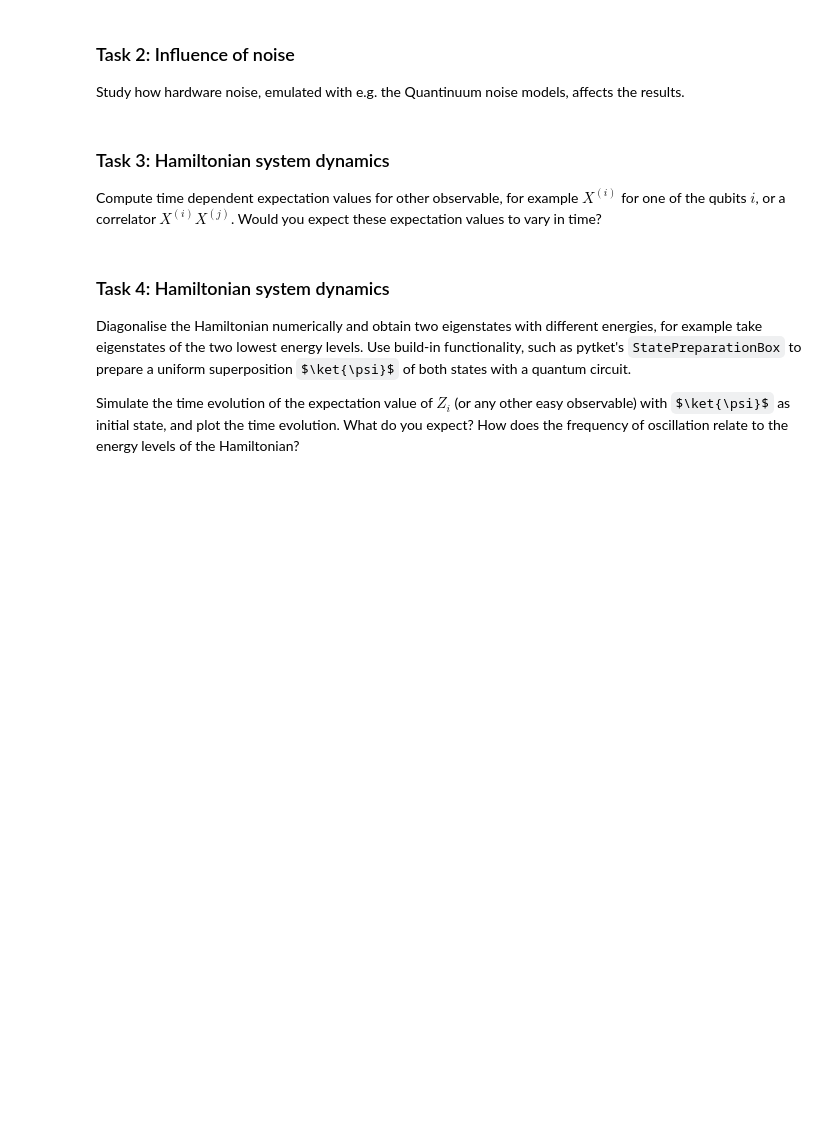
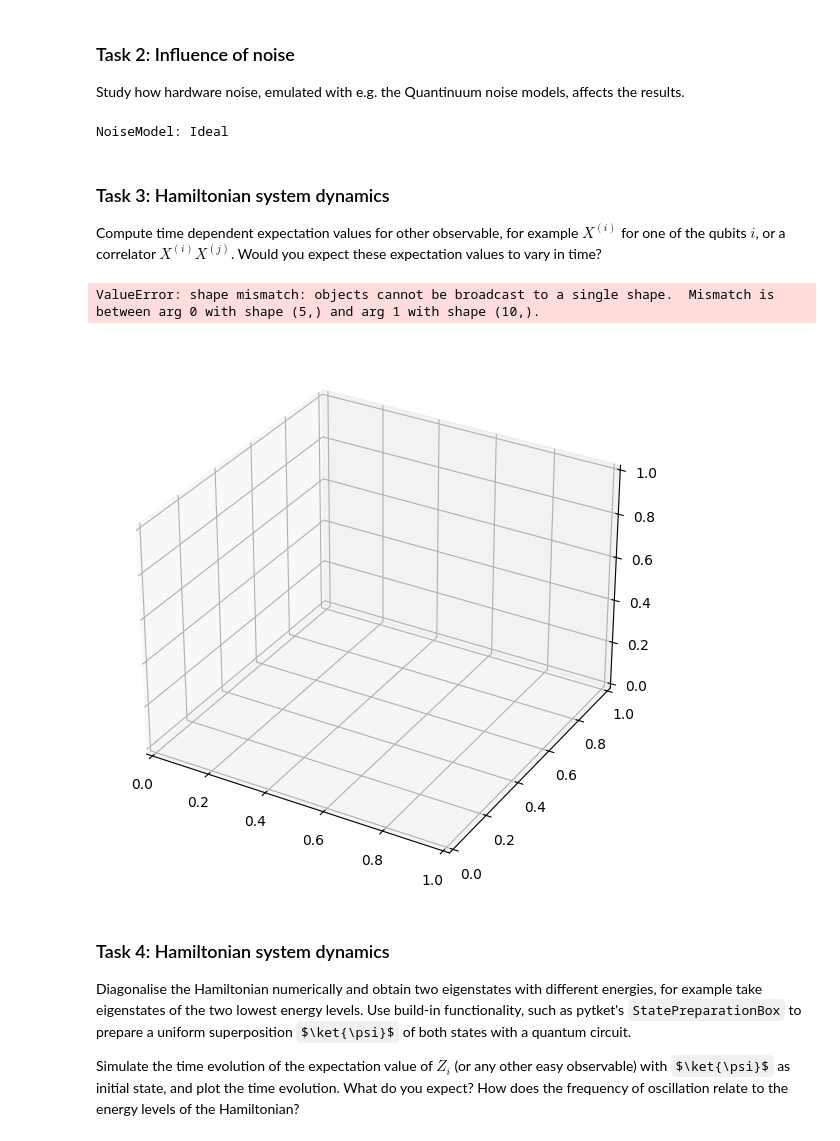
Before and after one commit to rockett-m/2025-Quantinuum, a Jupyter notebook: notebooks/hamiltonian_simulation.ipynb, the cells around one changed output. Cells and saved outputs as stored; diff of their text form; code cells hidden in the pictures; some formulas as TeX source; blank space fills up the shorter version.

```diff
--- a/notebooks/hamiltonian_simulation.ipynb
+++ b/notebooks/hamiltonian_simulation.ipynb
@@ -991,6 +990,14 @@ plt.show()
 ### Task 2: Influence of noise
 
 Study how hardware noise, emulated with e.g. the Quantinuum noise models, affects the results.
+# %%
+from pytket.extensions.qiskit import AerDensityMatrixBackend
+from qiskit_aer.noise import NoiseModel
+# import AerBackend
+noise_model = NoiseModel()
+print(noise_model)
+# %% [output]
+NoiseModel: Ideal
 # %% [markdown]
 ### Task 3: Hamiltonian system dynamics
 
@@ -998,3 +1091,8 @@ Compute time dependent expectation values for other observable, for example $X^{
+# %%
+expected_results.graph_results()
+# %% [output]
+ValueError: shape mismatch: objects cannot be broadcast to a single shape.  Mismatch is between arg 0 with shape (5,) and arg 1 with shape (10,).
+[figure, added]
 # %% [markdown]
 ### Task 4: Hamiltonian system dynamics
 
```
Also changed, not shown: parts of 5 cells of this notebook.
